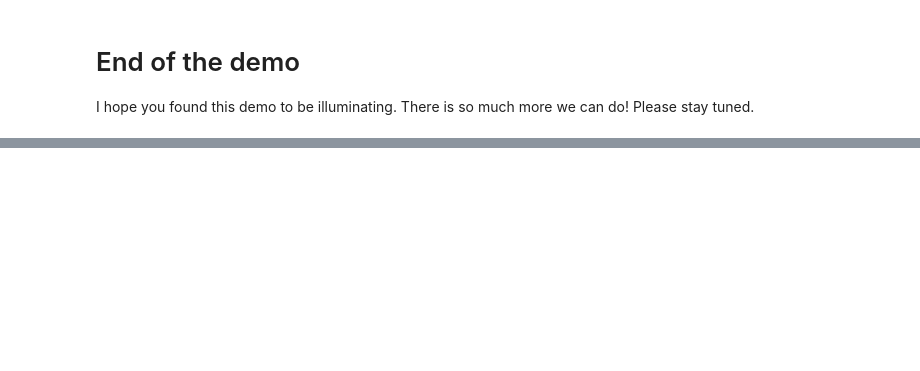
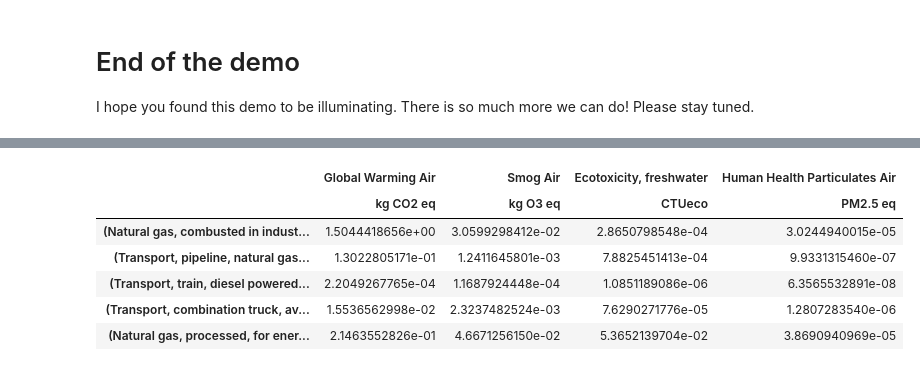
Before and after one commit to AntelopeLCA/user, a Jupyter notebook: demos/ISSST Hot Shower.ipynb, the cells around one changed output, grey strips where cells are left out. Saved outputs shown, nothing was run; the diff lists cells and outputs as text; code cells hidden in the pictures; blank space fills up the shorter version.

```diff
--- a/demos/ISSST Hot Shower.ipynb
+++ b/demos/ISSST Hot Shower.ipynb
@@ -801,0 +1076,10 @@ shower.fragment_lcia(gwp, scenario=('electric', 'WECC')).show_components()
+# %%
+runner.scenario_detail_tbl('natural gas')
+# %% [output]
+|  | Global Warming Air | Smog Air | Ecotoxicity, freshwater | Human Health Particulates Air |
+|  | kg CO2 eq | kg O3 eq | CTUeco | PM2.5 eq |
+| (Natural gas, combusted in indust... | 1.5044418656e+00 | 3.0599298412e-02 | 2.8650798548e-04 | 3.0244940015e-05 |
+| (Transport, pipeline, natural gas... | 1.3022805171e-01 | 1.2411645801e-03 | 7.8825451413e-04 | 9.9331315460e-07 |
+| (Transport, train, diesel powered... | 2.2049267765e-04 | 1.1687924448e-04 | 1.0851189086e-06 | 6.3565532891e-08 |
+| (Transport, combination truck, av... | 1.5536562998e-02 | 2.3237482524e-03 | 7.6290271776e-05 | 1.2807283540e-06 |
+| (Natural gas, processed, for ener... | 2.1463552826e-01 | 4.6671256150e-02 | 5.3652139704e-02 | 3.8690940969e-05 |
```
Also changed, not shown: parts of 105 cells of this notebook.
